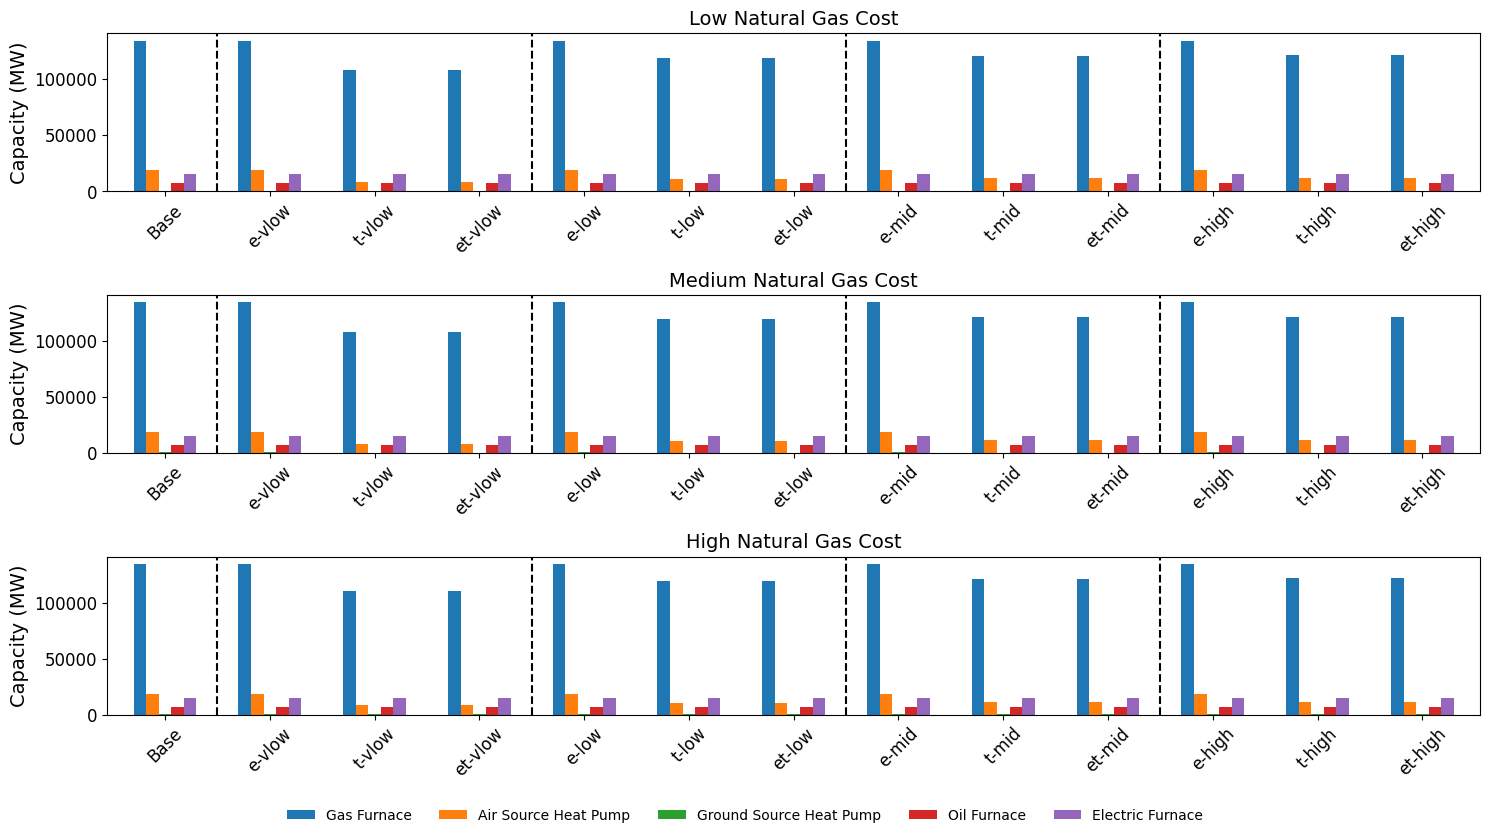
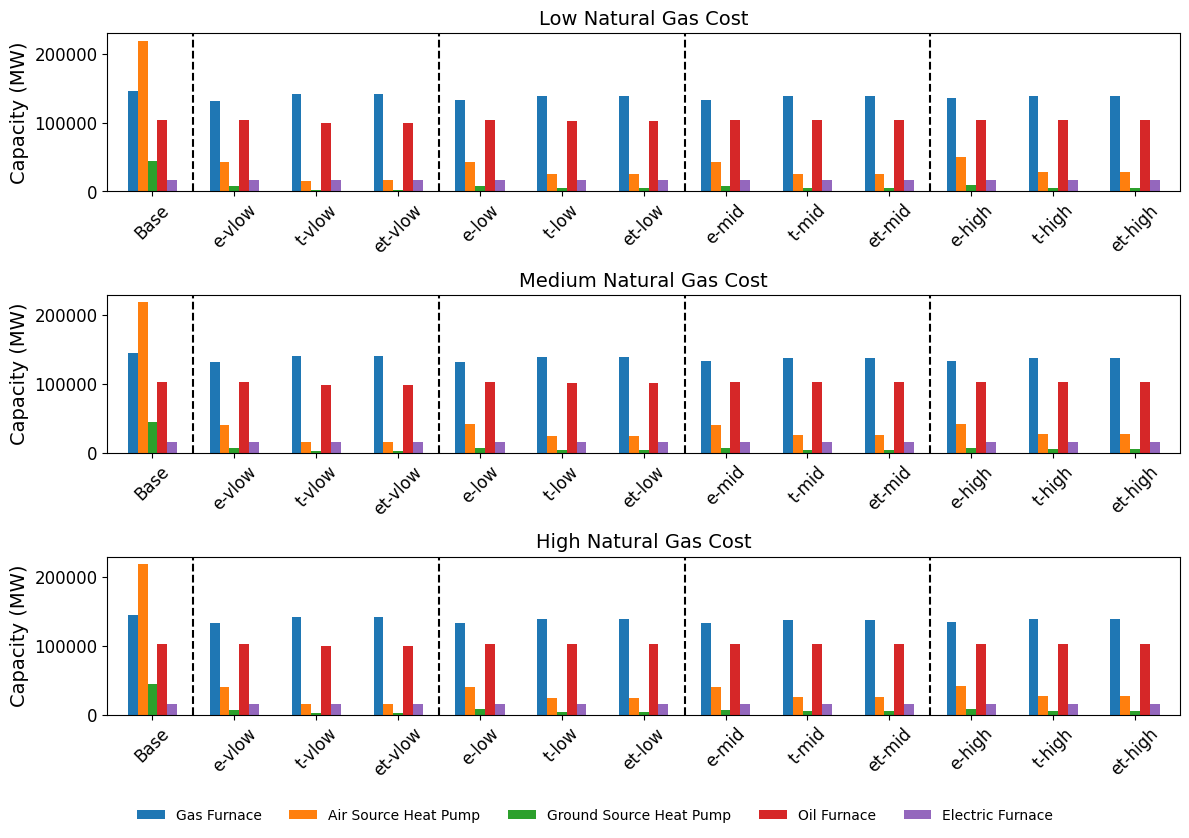
The notebook cell's code change between the first figure and the second:
--- before
+++ after
@@ -1,5 +1,5 @@
 data = get_data()
 
-fig, axs = plt.subplots(figsize=(15, 8), ncols=1, nrows=len(NG_PRICES))
+fig, axs = plt.subplots(figsize=(12, 8), ncols=1, nrows=len(NG_PRICES))
 
 for i,scenario in enumerate(NG_PRICES):
@@ -19,3 +19,5 @@
 fig.tight_layout()
 
-# fig.savefig("end_use_bar.png")
+save_f = Path(FIGURES_BASE, f"{REGION}.png")
+save_f.parent.mkdir(parents=True, exist_ok=True)
+fig.savefig(save_f, dpi=300, bbox_inches="tight")

Commit: analysis notebooks